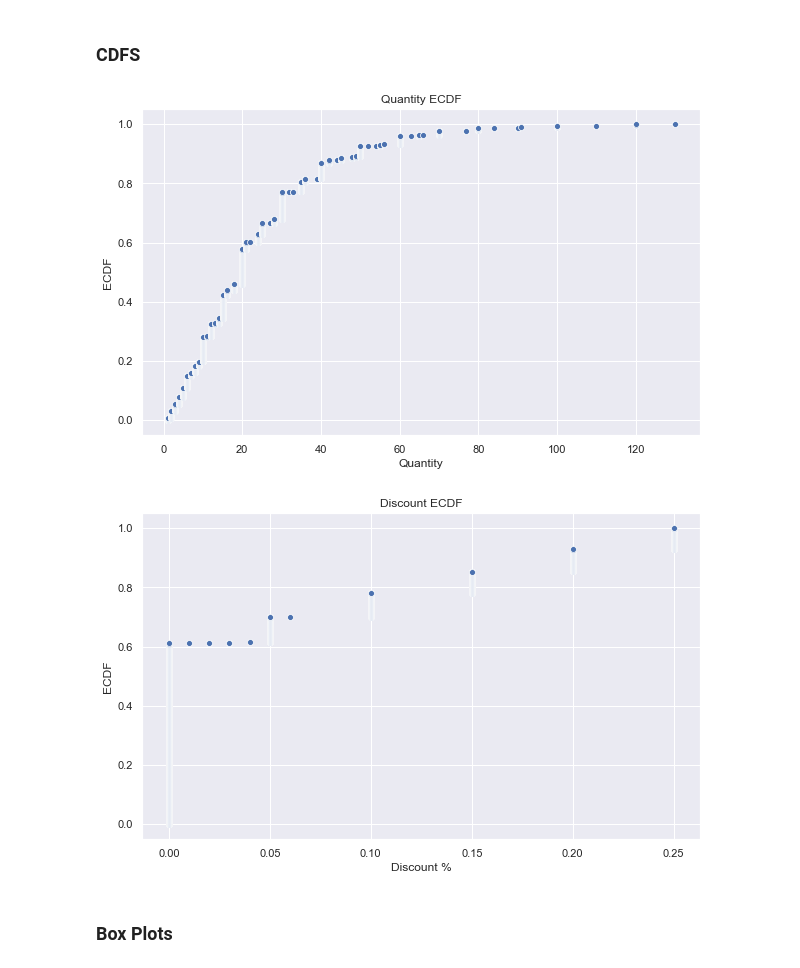
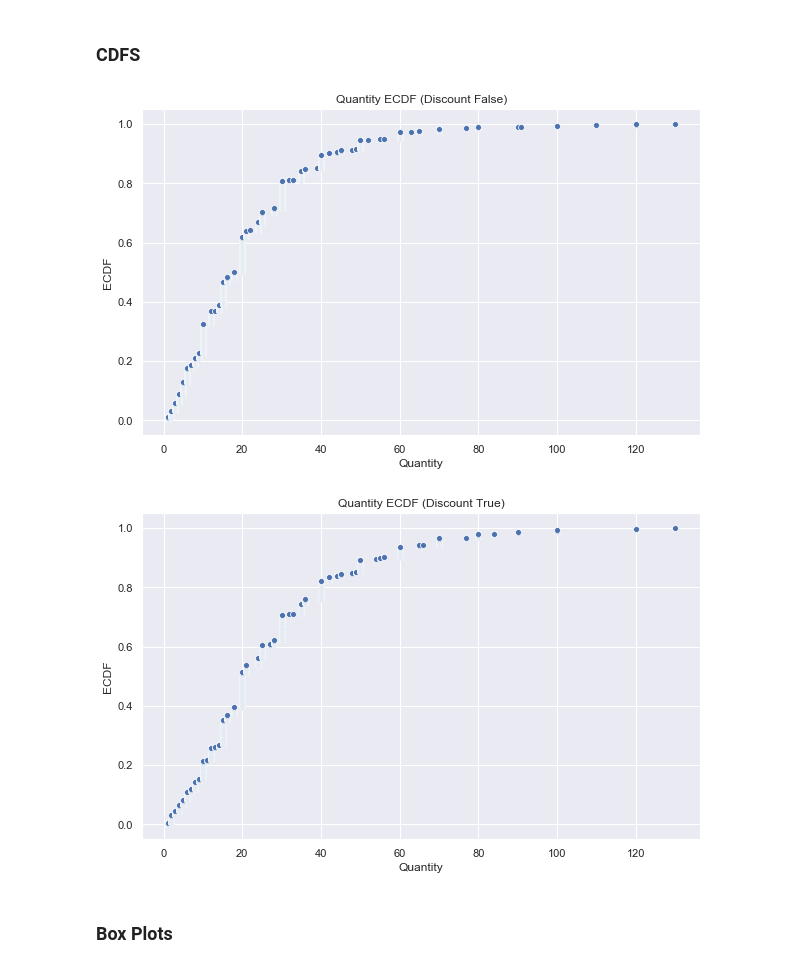
Before and after one commit to nitdip/dsc-2-final-project-online-ds-pt-100118, a Jupyter notebook: student.ipynb, the cells around one changed output. Saved outputs shown, nothing was run; the diff lists cells and outputs as text; code cells hidden in the pictures.

```diff
--- a/student.ipynb
+++ b/student.ipynb
@@ -145,0 +153,3 @@ quantity = orders['Quantity']
+# %%
+discount_false = orders[orders['Discount'] == 0.0]
+discount_true = orders[orders['Discount'] > 0.0]
@@ -191,10 +227,10 @@ quantity_x, quantity_y = ecdf(quantity)
 # %%
 _ = plt.figure(figsize=(10,6))
 _ = sns.scatterplot(x=quantity_x, y=quantity_y)
-_ = plt.title('Quantity ECDF')
+_ = plt.title('Quantity ECDF (Discount False)')
 _ = plt.xlabel('Quantity')
 _ = plt.ylabel('ECDF')
 
 plt.show()
 # %% [output]
-[figure, old version]
+[figure, new version]
@@ -203,12 +237,14 @@ discount_x, discount_y = ecdf(discount)
+# %%
+dis_true_x, dis_true_y = ecdf(discount_true['Quantity'])
 # %%
 _ = plt.figure(figsize=(10,6))
-_ = sns.scatterplot(x=discount_x, y=discount_y)
-_ = plt.title('Discount ECDF')
-_ = plt.xlabel('Discount %')
+_ = sns.scatterplot(x=dis_true_x, y=dis_true_y)
+_ = plt.title('Quantity ECDF (Discount True)')
+_ = plt.xlabel('Quantity')
 _ = plt.ylabel('ECDF')
 
 plt.show()
 # %% [output]
-[figure, old version]
+[figure, new version]
 # %% [markdown]
 ### Box Plots
```
Also changed, not shown: parts of 56 cells of this notebook.
